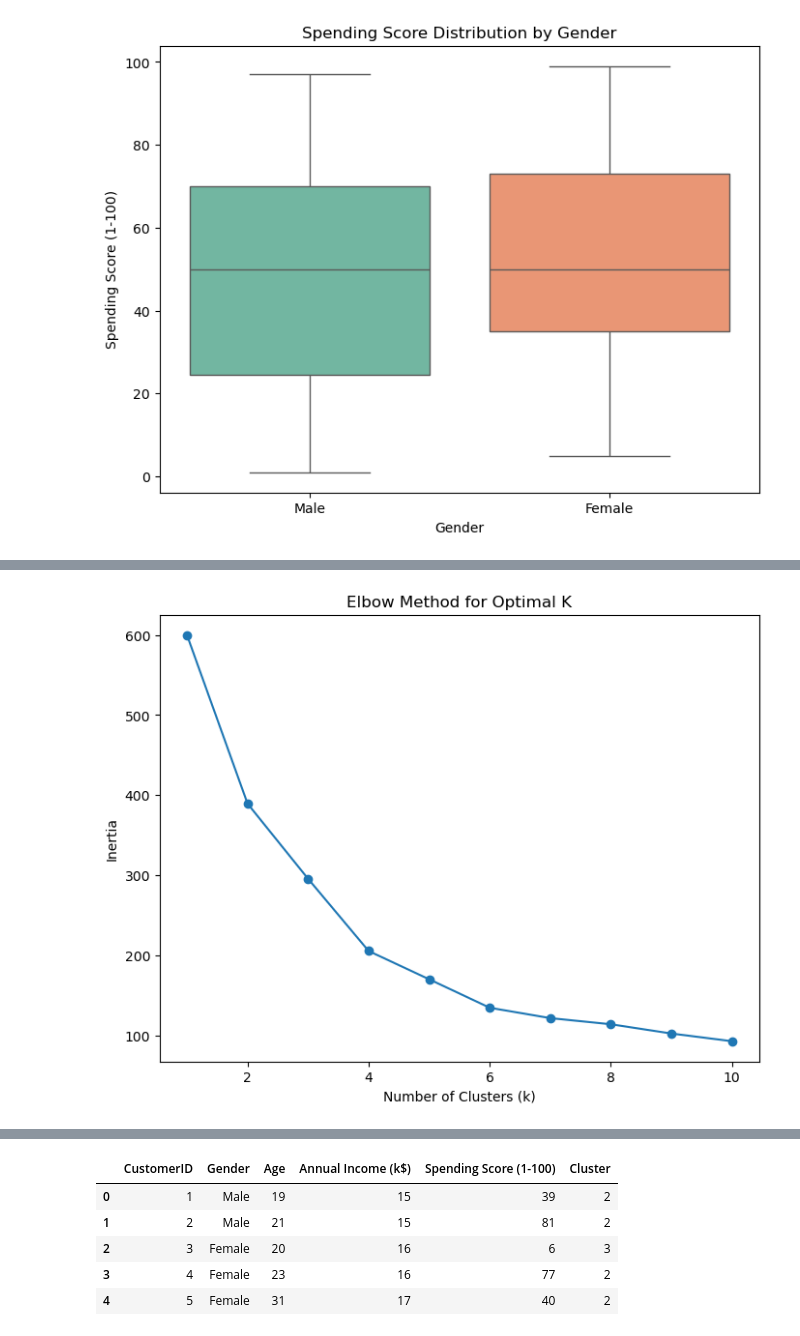
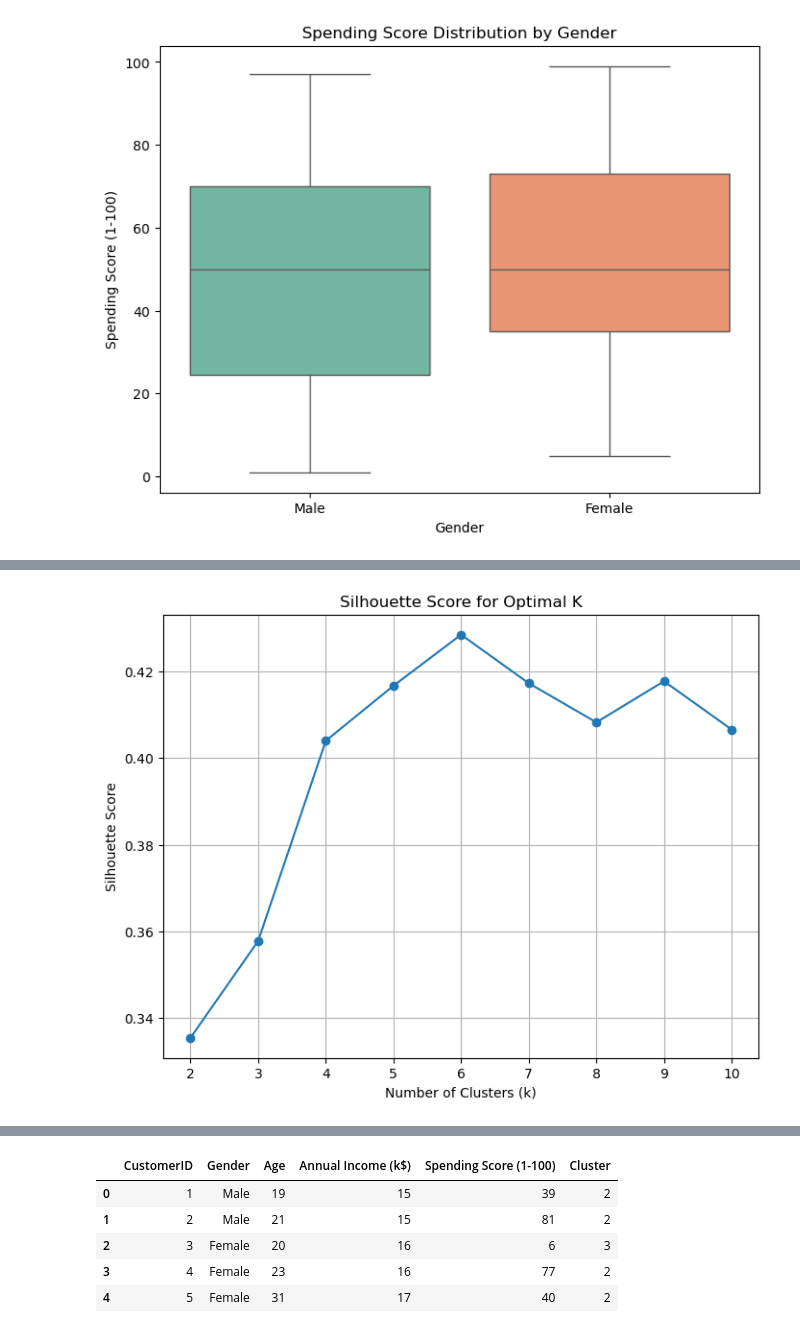
Before and after one commit to FrunzyR/scikit-learn-project, a Jupyter notebook: cluster/clustering-algorithm.ipynb, the cells around one changed output, grey strips where cells are left out. Drawn from its saved outputs; the diff is of its cells as text; code cells hidden in the pictures.

Commit message:
added cluster feature

```diff
--- a/cluster/clustering-algorithm.ipynb
+++ b/cluster/clustering-algorithm.ipynb
@@ -78,19 +138,11 @@ scaled_features = scaler.fit_transform(features)
 # %%
-# Different values of k (number of clusters)
-inertia = []
-k_range = range(1, 11)  # Try k values from 1 to 10
-
-for k in k_range:
-    kmeans = KMeans(n_clusters=k, random_state=42)
-    kmeans.fit(scaled_features)
-    inertia.append(kmeans.inertia_)
-
-# Plot the Elbow Method graph
+# Plot the Silhouette Score graph
 plt.figure(figsize=(8, 6))
-plt.plot(k_range, inertia, marker='o')
-plt.title("Elbow Method for Optimal K")
+plt.plot(range_n_clusters, silhouette_scores, marker='o')
+plt.title("Silhouette Score for Optimal K")
 plt.xlabel("Number of Clusters (k)")
-plt.ylabel("Inertia")
+plt.ylabel("Silhouette Score")
+plt.grid(True)
 plt.show()
 # %% [output]
-[figure, old version]
+[figure, new version]
```
Also changed, not shown: parts of 14 cells of this notebook.
